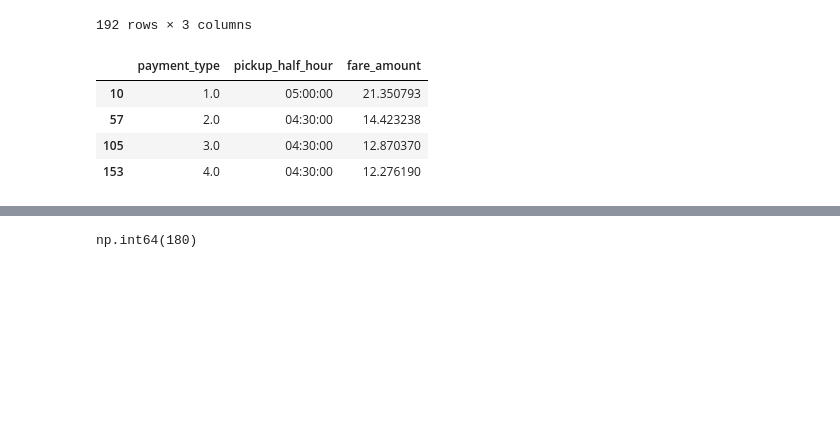
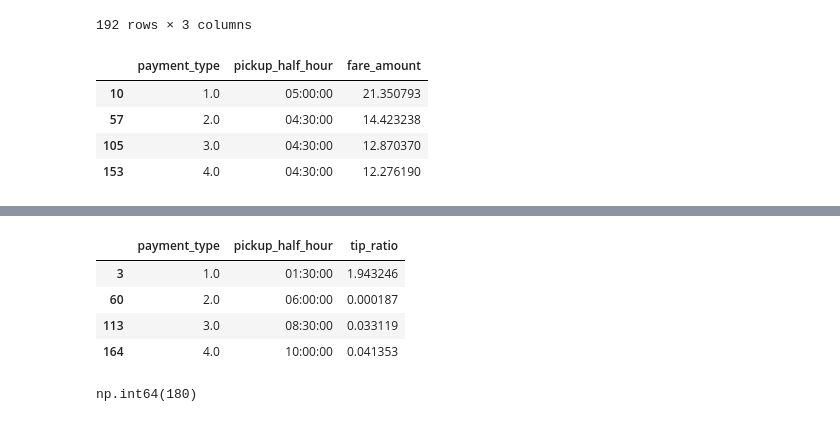
Before and after one commit to robbianiandrea/focs, a Jupyter notebook: Progetto_Andrea_Robbiani.ipynb, the cells around one changed output, grey strips where cells are left out. Cells and saved outputs as stored; diff of their text form; code cells hidden in the pictures; blank space fills up the shorter version.

```diff
--- a/Progetto_Andrea_Robbiani.ipynb
+++ b/Progetto_Andrea_Robbiani.ipynb
@@ -169,5 +168,5 @@ df = df.replace([np.inf, -np.inf], np.nan)
 valid_tip_ratio = df.dropna(subset=["tip_ratio"])
 avg_tip_ratio = valid_tip_ratio.groupby(["payment_type", "pickup_half_hour"])["tip_ratio"].mean().reset_index()
 max_tip_ratio = avg_tip_ratio.loc[avg_tip_ratio.groupby("payment_type")["tip_ratio"].idxmax()]
-print(max_tip_ratio)
+max_tip_ratio
 # %% [output]
@@ -179,3 +173,8 @@ print(max_tip_ratio)
+|  | payment_type | pickup_half_hour | tip_ratio |
+| 3 | 1.0 | 01:30:00 | 1.943246 |
+| 60 | 2.0 | 06:00:00 | 0.000187 |
+| 113 | 3.0 | 08:30:00 | 0.033119 |
+| 164 | 4.0 | 10:00:00 | 0.041353 |
 # %%
 # 12. Find the location with the highest average fare amount
 highest_avg_fare_loc = df.groupby("PULocationID")["fare_amount"].mean().idxmax()
```
Also changed, not shown: parts of 3 cells of this notebook.
